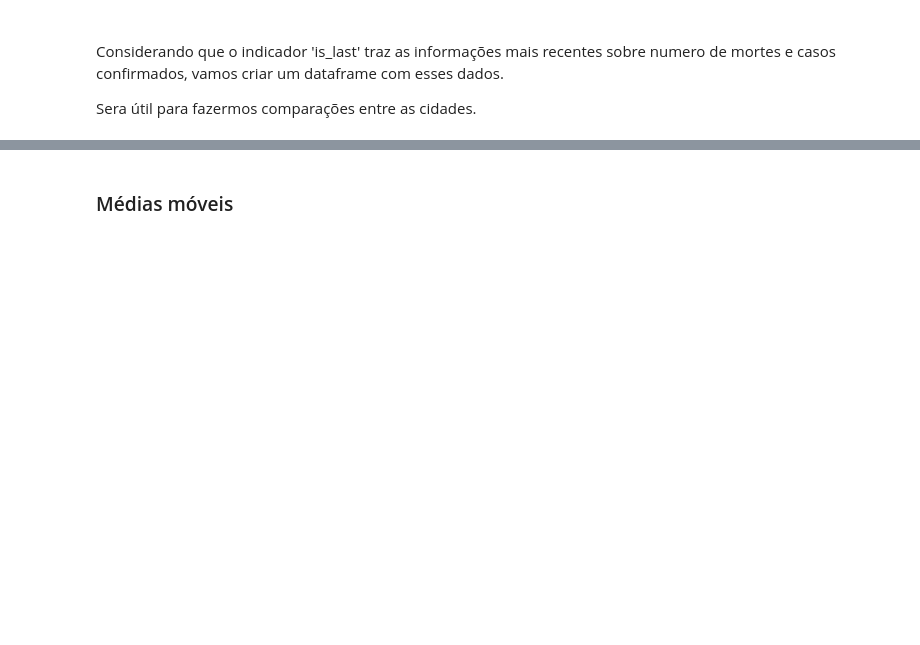
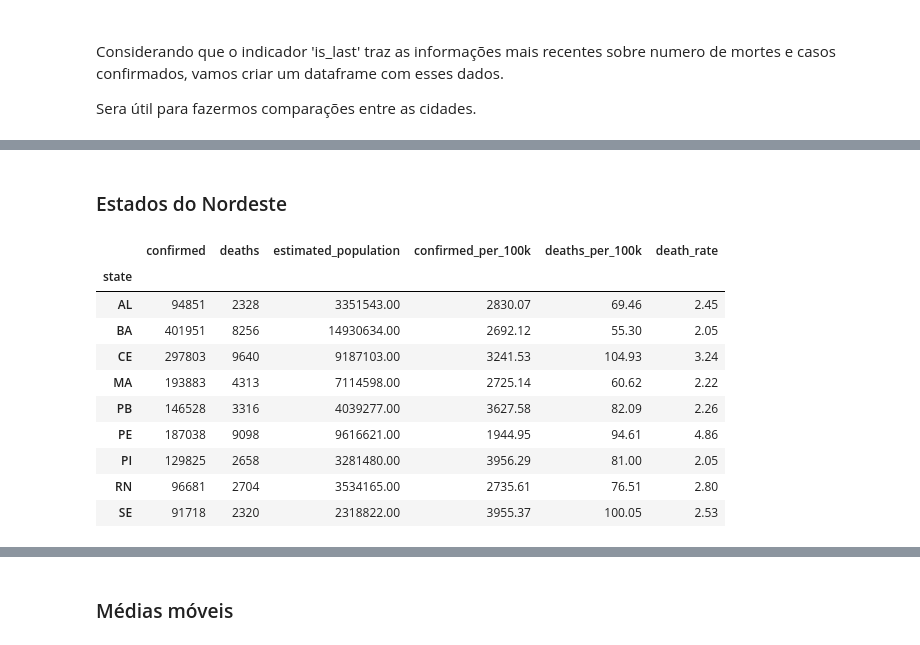
Before and after one commit to KPxto/bootcamp-alura, a Jupyter notebook: semana_01/Projeto_Módulo_01.ipynb, the cells around one changed output, grey strips where cells are left out. Drawn from its saved outputs; the diff is of its cells as text; code cells hidden in the pictures; blank space fills up the shorter version.

```diff
--- a/semana_01/Projeto_Módulo_01.ipynb
+++ b/semana_01/Projeto_Módulo_01.ipynb
@@ -847,0 +933,20 @@ cidades_ba.sample(2)
+# %% [markdown]
+### Estados do Nordeste
+# %%
+ne_grupo = ne[ne['is_last']==True].groupby('state').sum()[['confirmed', 'deaths', 'estimated_population']]
+ne_grupo['confirmed_per_100k'] = ne_grupo['confirmed']/(ne_grupo['estimated_population']/100000)
+ne_grupo['deaths_per_100k'] = ne_grupo['deaths']/(ne_grupo['estimated_population']/100000)
+ne_grupo['death_rate'] = (ne_grupo['deaths']/ne_grupo['confirmed'])*100
+ne_grupo
+# %% [output]
+|  | confirmed | deaths | estimated_population | confirmed_per_100k | deaths_per_100k | death_rate |
+| state |  |  |  |  |  |  |
+| AL | 94851 | 2328 | 3351543.00 | 2830.07 | 69.46 | 2.45 |
+| BA | 401951 | 8256 | 14930634.00 | 2692.12 | 55.30 | 2.05 |
+| CE | 297803 | 9640 | 9187103.00 | 3241.53 | 104.93 | 3.24 |
+| MA | 193883 | 4313 | 7114598.00 | 2725.14 | 60.62 | 2.22 |
+| PB | 146528 | 3316 | 4039277.00 | 3627.58 | 82.09 | 2.26 |
+| PE | 187038 | 9098 | 9616621.00 | 1944.95 | 94.61 | 4.86 |
+| PI | 129825 | 2658 | 3281480.00 | 3956.29 | 81.00 | 2.05 |
+| RN | 96681 | 2704 | 3534165.00 | 2735.61 | 76.51 | 2.80 |
+| SE | 91718 | 2320 | 2318822.00 | 3955.37 | 100.05 | 2.53 |
```
Also changed, not shown: parts of 52 cells of this notebook, 2 other files.
